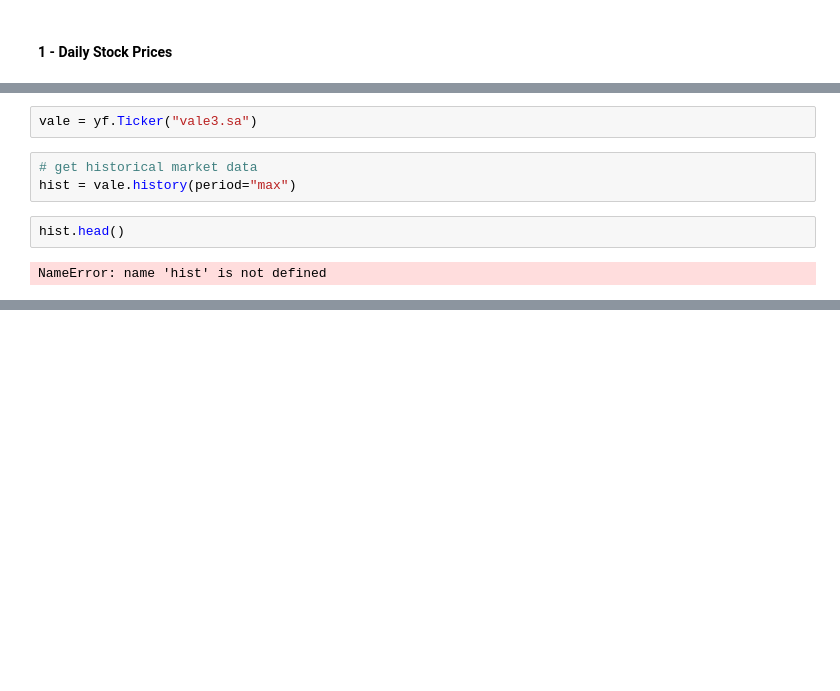
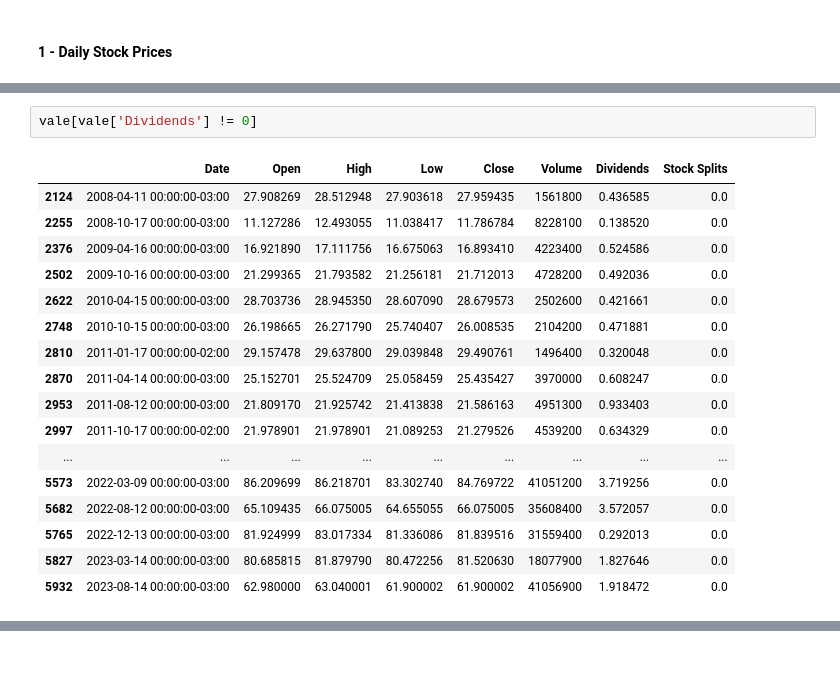
Before and after one commit to essington62/ML-StockAnalisys, a Jupyter notebook: vale3GettingData_v2.ipynb, the cells around one changed output, grey strips where cells are left out. Saved outputs shown, nothing was run; the diff lists cells and outputs as text; blank space fills up the shorter version.

```diff
--- a/vale3GettingData_v2.ipynb
+++ b/vale3GettingData_v2.ipynb
@@ -55,9 +78,20 @@ ModuleNotFoundError: No module named 'matplotlib'
-# %%
-vale = yf.Ticker("vale3.sa")
-# %%
-# get historical market data
-hist = vale.history(period="max")
-# %%
-hist.head()
-# %% [output]
-NameError: name 'hist' is not defined
+# %%
+vale[vale['Dividends'] != 0]
+# %% [output]
+|  | Date | Open | High | Low | Close | Volume | Dividends | Stock Splits |
+| 2124 | 2008-04-11 00:00:00-03:00 | 27.908269 | 28.512948 | 27.903618 | 27.959435 | 1561800 | 0.436585 | 0.0 |
+| 2255 | 2008-10-17 00:00:00-03:00 | 11.127286 | 12.493055 | 11.038417 | 11.786784 | 8228100 | 0.138520 | 0.0 |
+| 2376 | 2009-04-16 00:00:00-03:00 | 16.921890 | 17.111756 | 16.675063 | 16.893410 | 4223400 | 0.524586 | 0.0 |
+| 2502 | 2009-10-16 00:00:00-03:00 | 21.299365 | 21.793582 | 21.256181 | 21.712013 | 4728200 | 0.492036 | 0.0 |
+| 2622 | 2010-04-15 00:00:00-03:00 | 28.703736 | 28.945350 | 28.607090 | 28.679573 | 2502600 | 0.421661 | 0.0 |
+| 2748 | 2010-10-15 00:00:00-03:00 | 26.198665 | 26.271790 | 25.740407 | 26.008535 | 2104200 | 0.471881 | 0.0 |
+| 2810 | 2011-01-17 00:00:00-02:00 | 29.157478 | 29.637800 | 29.039848 | 29.490761 | 1496400 | 0.320048 | 0.0 |
+| 2870 | 2011-04-14 00:00:00-03:00 | 25.152701 | 25.524709 | 25.058459 | 25.435427 | 3970000 | 0.608247 | 0.0 |
+| 2953 | 2011-08-12 00:00:00-03:00 | 21.809170 | 21.925742 | 21.413838 | 21.586163 | 4951300 | 0.933403 | 0.0 |
+| 2997 | 2011-10-17 00:00:00-02:00 | 21.978901 | 21.978901 | 21.089253 | 21.279526 | 4539200 | 0.634329 | 0.0 |
+| ... | ... | ... | ... | ... | ... | ... | ... | ... |
+| 5573 | 2022-03-09 00:00:00-03:00 | 86.209699 | 86.218701 | 83.302740 | 84.769722 | 41051200 | 3.719256 | 0.0 |
+| 5682 | 2022-08-12 00:00:00-03:00 | 65.109435 | 66.075005 | 64.655055 | 66.075005 | 35608400 | 3.572057 | 0.0 |
+| 5765 | 2022-12-13 00:00:00-03:00 | 81.924999 | 83.017334 | 81.336086 | 81.839516 | 31559400 | 0.292013 | 0.0 |
+| 5827 | 2023-03-14 00:00:00-03:00 | 80.685815 | 81.879790 | 80.472256 | 81.520630 | 18077900 | 1.827646 | 0.0 |
+| 5932 | 2023-08-14 00:00:00-03:00 | 62.980000 | 63.040001 | 61.900002 | 61.900002 | 41056900 | 1.918472 | 0.0 |
```
Also changed, not shown: parts of 23 cells of this notebook, 3 other files.
